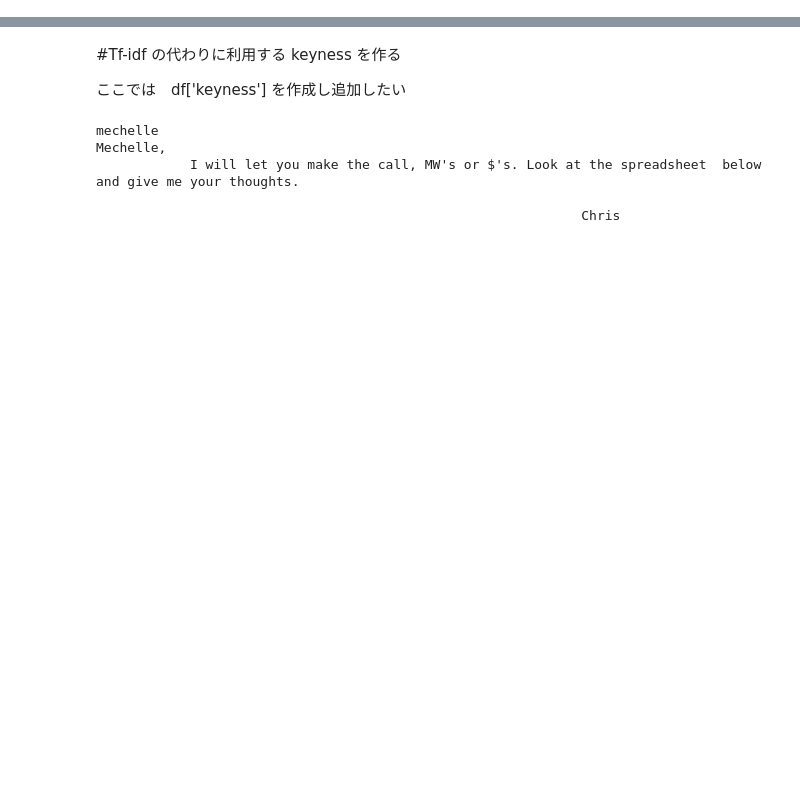
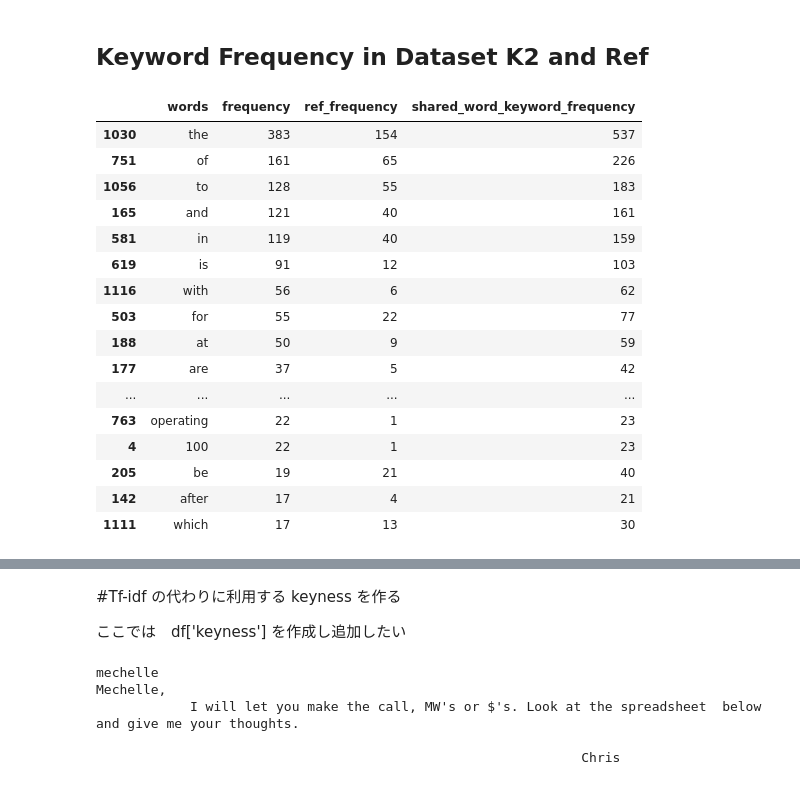
Before and after one commit to mattya144/ExpertSystemWithPython, a Jupyter notebook: create_reference_vectors.ipynb, the cells around one changed output, grey strips where cells are left out. Drawn from its saved outputs; the diff is of its cells as text; code cells hidden in the pictures; blank space fills up the shorter version.

```diff
--- a/create_reference_vectors.ipynb
+++ b/create_reference_vectors.ipynb
@@ -126,0 +259,5 @@ df['ntf'] = normalized_tf_list
+# %%
+wf_list_K2 = dispAndMakeWordFreq(df,words, author = 2)
+
+wf_list_K2 = wf_list_K2.sort_values('frequency', ascending=False)
+wf_list_K2.head(20)
@@ -126,0 +368,24 @@ df['ntf'] = normalized_tf_list
+# %% [markdown]
+## Keyword Frequency in Dataset K2 and Ref
+# %%
+#KF = Shared Keyword Frequency
+KF_QandRef = dispAndMakeSharedKeywordFreq(wf_list_K2,wf_list_ref)
+KF_QandRef.sort_values('frequency', ascending=False).head(20)
+# %% [output]
+|  | words | frequency | ref_frequency | shared_word_keyword_frequency |
+| 1030 | the | 383 | 154 | 537 |
+| 751 | of | 161 | 65 | 226 |
+| 1056 | to | 128 | 55 | 183 |
+| 165 | and | 121 | 40 | 161 |
+| 581 | in | 119 | 40 | 159 |
+| 619 | is | 91 | 12 | 103 |
+| 1116 | with | 56 | 6 | 62 |
+| 503 | for | 55 | 22 | 77 |
+| 188 | at | 50 | 9 | 59 |
+| 177 | are | 37 | 5 | 42 |
+| ... | ... | ... | ... | ... |
+| 763 | operating | 22 | 1 | 23 |
+| 4 | 100 | 22 | 1 | 23 |
+| 205 | be | 19 | 21 | 40 |
+| 142 | after | 17 | 4 | 21 |
+| 1111 | which | 17 | 13 | 30 |
```
Also changed, not shown: parts of 87 cells of this notebook, 2 other files.
